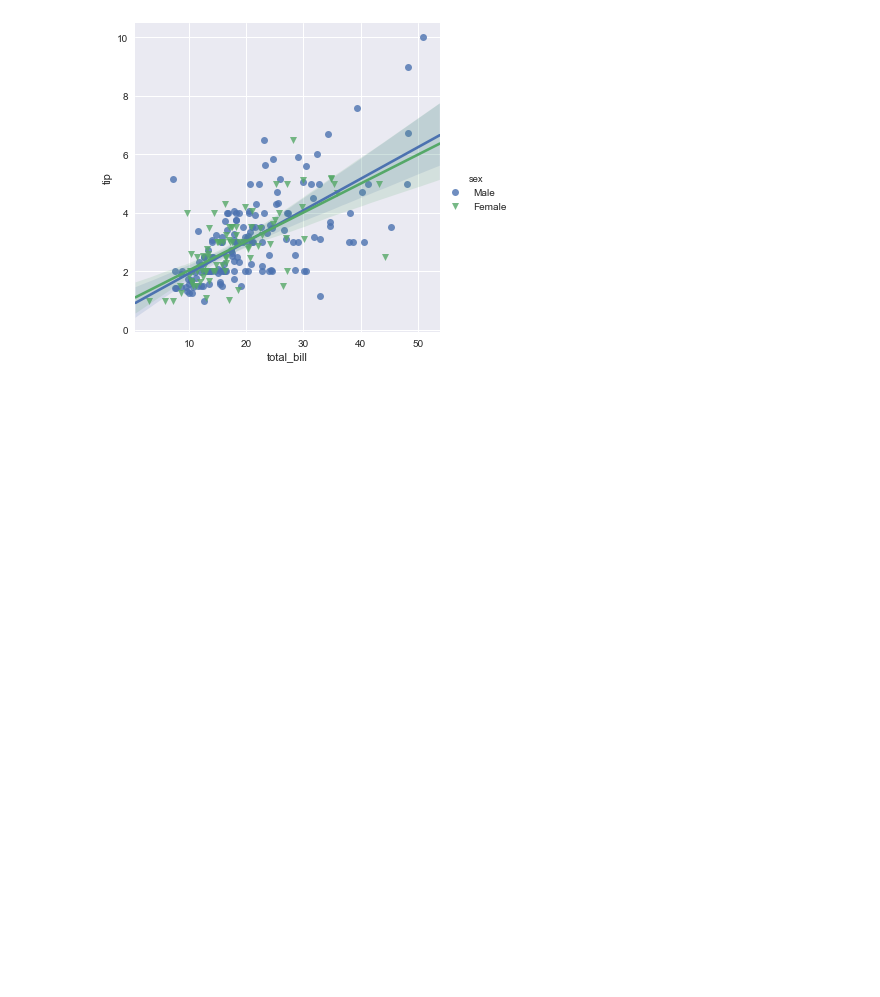
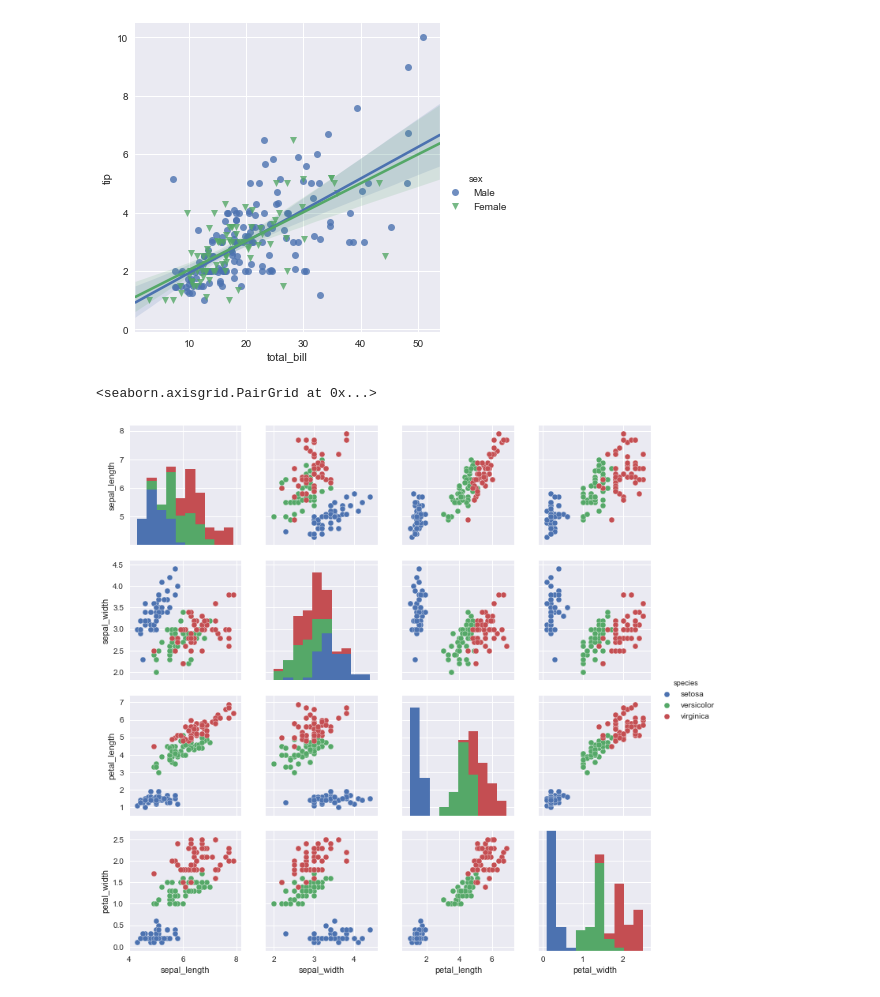
Before and after one commit to akshaybrij/Data_Science, a Jupyter notebook: Seaborn.ipynb, the cells around one changed output. Saved outputs shown, nothing was run; the diff lists cells and outputs as text; code cells hidden in the pictures; blank space fills up the shorter version.

```diff
--- a/Seaborn.ipynb
+++ b/Seaborn.ipynb
@@ -123,3 +124,10 @@ sns.lmplot(x='total_bill',y='tip',data=tip ,hue='sex',markers=['o','v'])
 # %% [output]
 <seaborn.axisgrid.FacetGrid at 0x...>
 [figure]
+# %%
+iris=sns.load_dataset('iris')
+# %%
+sns.pairplot(iris,hue='species')
+# %% [output]
+<seaborn.axisgrid.PairGrid at 0x...>
+[figure, added]
```
Also changed, not shown: parts of 3 cells of this notebook.
